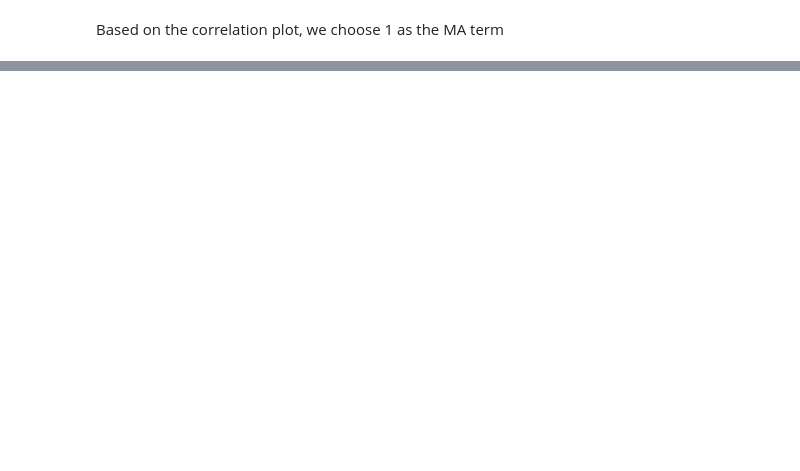
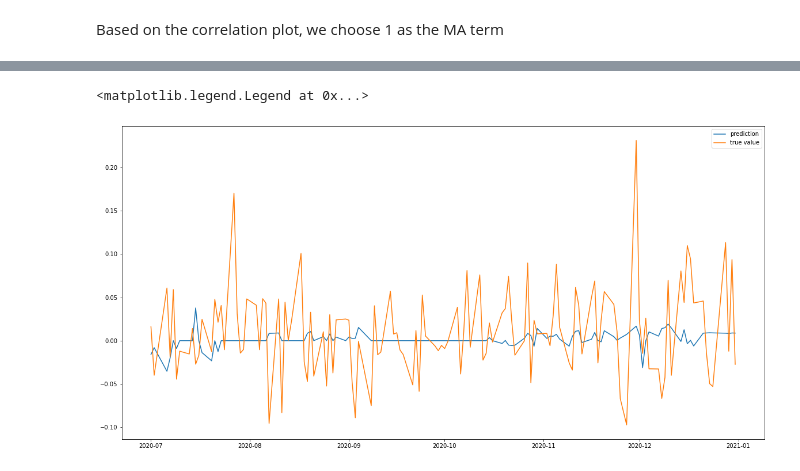
Before and after one commit to ngohienduong/WQU-Econ, a Jupyter notebook: W5.ipynb, the cells around one changed output, grey strips where cells are left out. Drawn from its saved outputs; the diff is of its cells as text; code cells hidden in the pictures; blank space fills up the shorter version.

```diff
--- a/W5.ipynb
+++ b/W5.ipynb
@@ -510,3 +520,13 @@ plt.legend()
+# %%
+data_q3_q4 = data[Jul20:Jan21]
+data_q3_q4['GBTC_pp'] = [ARMA_fit_predict(data['GBTC_dr'].iloc[0:i-1], data['GBTC_dr'].iloc[i-1:i])[0] for i in range(len(data_q2) -1, len(data))]
+# %%
+plt.plot(data_q3_q4['GBTC_pp'], label = 'prediction')
+plt.plot(data_q3_q4['GBTC_dr'], label = 'true value')
+plt.legend()
+# %% [output]
+<matplotlib.legend.Legend at 0x...>
+[figure, added]
 # %%
 from backtesting import Backtest, Strategy
 from backtesting.lib import crossover, SignalStrategy
```
Also changed, not shown: parts of 51 cells of this notebook.
